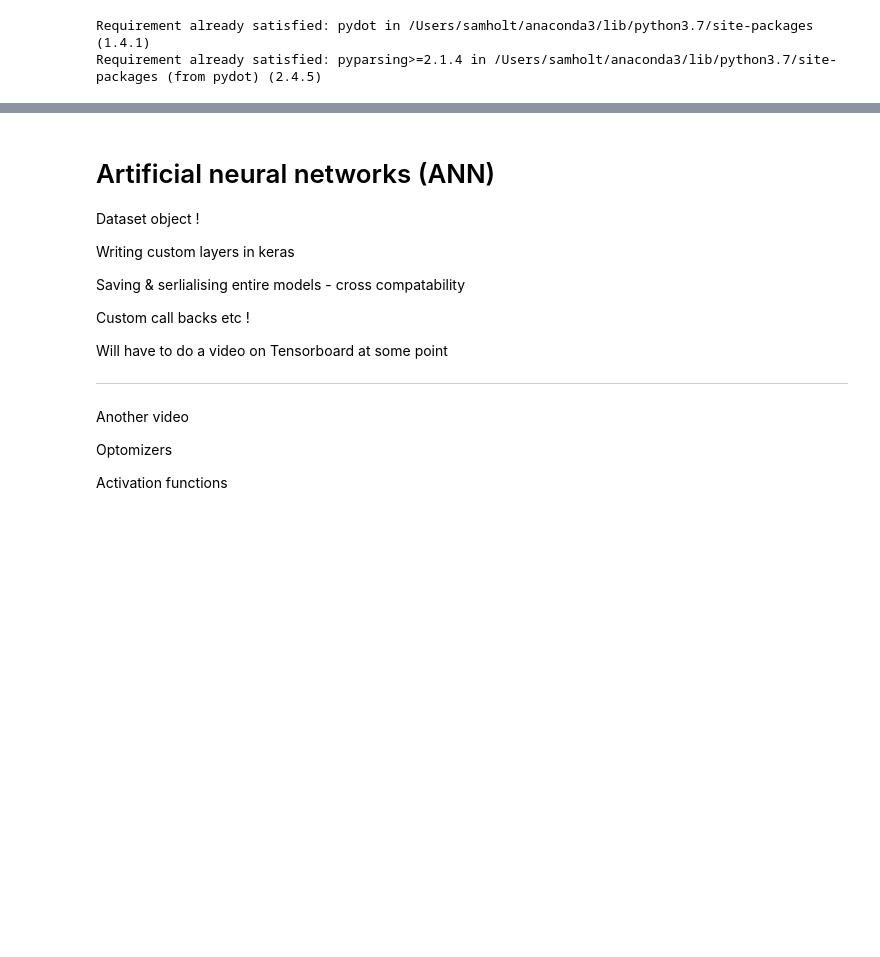
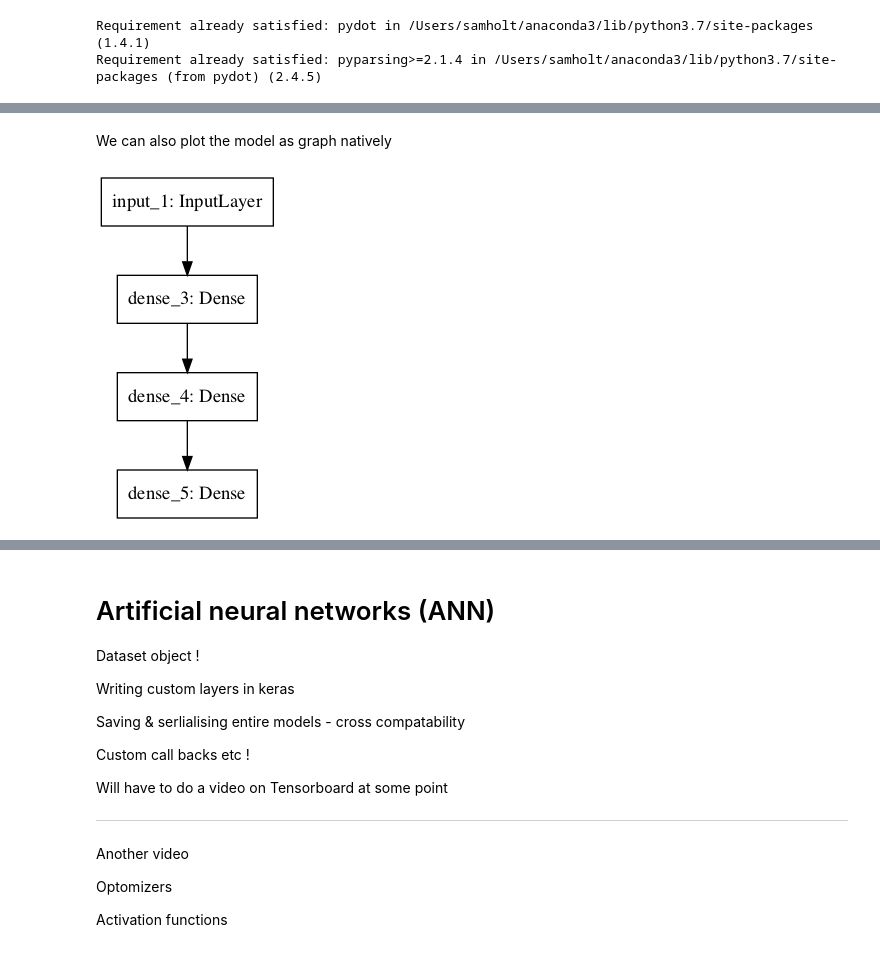
Before and after one commit to PacktPublishing/Practical-Machine-Learning-with-TensorFlow-2.0-and-Scikit-Learn, a Jupyter notebook: section_5/5-3.ipynb, the cells around one changed output, grey strips where cells are left out. Saved outputs shown, nothing was run; the diff lists cells and outputs as text; code cells hidden in the pictures; blank space fills up the shorter version.

```diff
--- a/section_5/5-3.ipynb
+++ b/section_5/5-3.ipynb
@@ -26,0 +234,11 @@ Requirement already satisfied: pyparsing>=2.1.4 in /Users/samholt/anaconda3/lib/
+# %%
+# Returns an input placeholder
+inputs = tf.keras.Input(shape=(64,))
+
+# A layer instance is callable on a tensor, and returns a tensor.
+x = keras.layers.Dense(64, activation='relu')(inputs)
+x = keras.layers.Dense(64, activation='relu')(x)
+predictions = keras.layers.Dense(10)(x)
+
+# Instantiate the model for the defined input and output tensors
+model = tf.keras.Model(inputs=inputs, outputs=predictions, name='FirstCustomModel')
@@ -26,0 +272,6 @@ Requirement already satisfied: pyparsing>=2.1.4 in /Users/samholt/anaconda3/lib/
+# %% [markdown]
+We can also plot the model as graph natively
+# %%
+keras.utils.plot_model(model)
+# %% [output]
+[figure, added]
```
Also changed, not shown: parts of 59 cells of this notebook, 1 other file.
